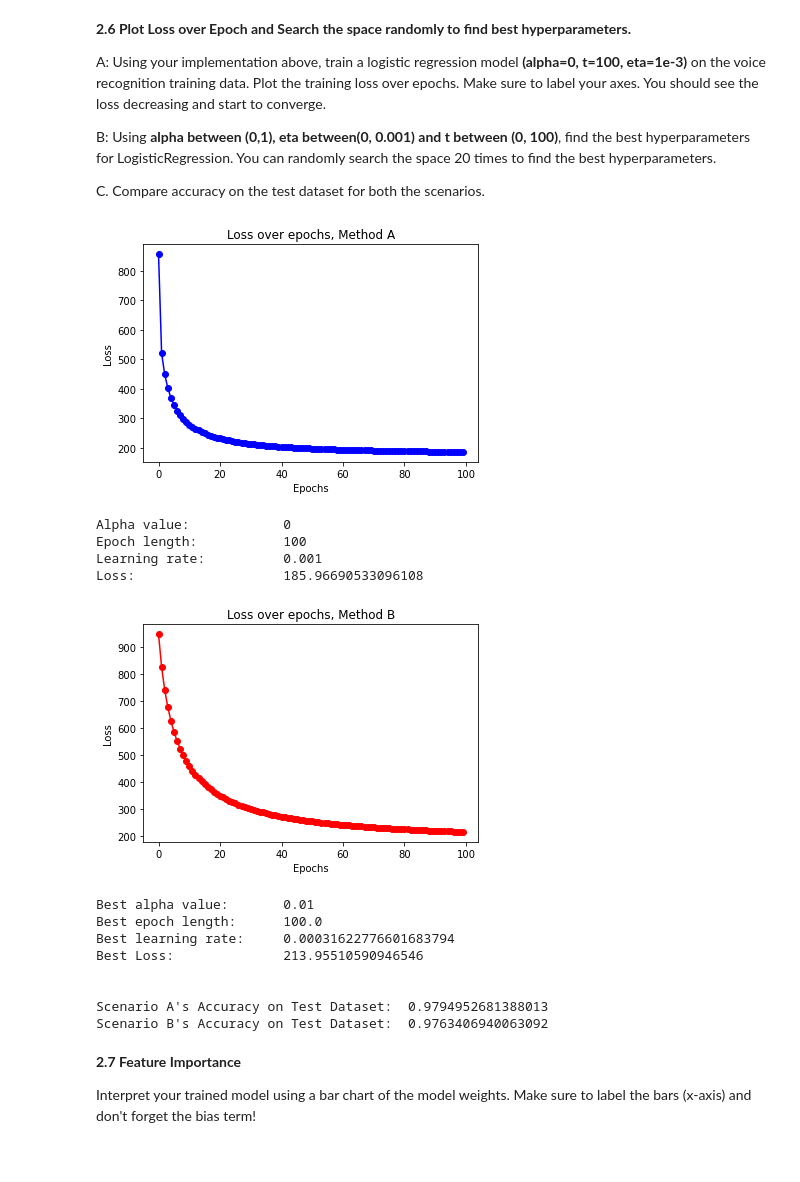
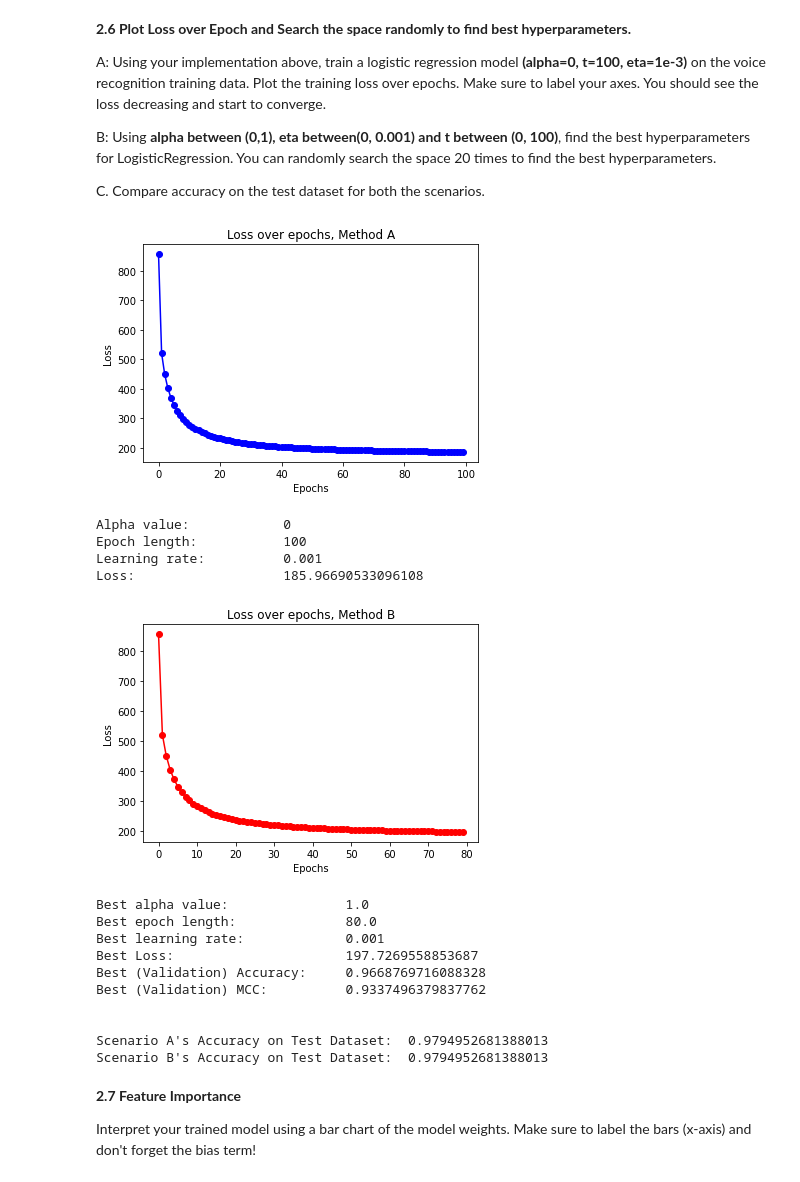
Before and after one commit to ekumar96/AppliedML_Project1-Linear_Logistic_SVM, a Jupyter notebook: HomeWork_1_Spring_22.ipynb, the cells around one changed output. Drawn from its saved outputs; the diff is of its cells as text; code cells hidden in the pictures.

```diff
--- a/HomeWork_1_Spring_22.ipynb
+++ b/HomeWork_1_Spring_22.ipynb
@@ -241,3 +241,11 @@ for index, binSize in enumerate(binSizes):
     axs[index].set(xlabel="Selling Price", ylabel="Number of Houses")
 # %% [output]
 [figure]
+# %%
+binSizes = [500,100,20]
+figure, axs = plt.subplots(3, 1, figsize = (15, 10))
+for index, binSize in enumerate(binSizes):
+    axs[index].hist(np.log(auto_mpg_y), bins=binSize)
+    axs[index].set(xlabel="Selling Price", ylabel="Number of Houses")
+
+auto_mpg_y = np.log(auto_mpg_y)
@@ -918,6 +928,8 @@ B: Using **alpha between (0,1), eta between(0, 0.001) and t between (0, 100)**,
 
 C. Compare accuracy on the test dataset for both the scenarios.
 # %%
+from sklearn.metrics import matthews_corrcoef
+
 #Part A: Training with given hyperparameters
 presetAlpha, preset_t, presetEta = 0, 100, 1e-3
 logRegA = LogisticRegression(presetAlpha, preset_t, presetEta)
@@ -942,51 +954,64 @@ etas = np.logspace(-5, -3, 5)
 hparamSearchSpace = list(set(itertools.product(alphas,t_epochs, etas)))
 rand_hParams = random.sample(hparamSearchSpace, 20)
 
-bestLoss = np.inf
+
+plt.title("Loss over epochs, Method B")
+plt.xlabel("Epochs")
+plt.ylabel("Loss")
+bestMCC = -np.inf
 #for alpha, t, eta in hparamSearchSpace: #could do this to search whole space
 for alpha, t, eta in rand_hParams:
     logRegSearch = LogisticRegression(alpha, int(t), eta)
     thisLoss = logRegSearch.train(X_train, y_train)
-    #print(thisLoss[-1])
-    if thisLoss[-1] < bestLoss:
-        bestLoss = thisLoss[-1]
+    # After training model, use VALIDATION set prediction to choose hyperparameters
+    # Choose to use MCC score instead of accuracy (takes false positives and false negatives into account for score calculation)
+    y_pred = logRegSearch.predict(X_val)
+    thisAcc = 1-np.mean(np.abs(y_pred-y_val))
+    thisMCC = matthews_corrcoef(y_val, y_pred)
+    if thisMCC > bestMCC:
+        bestMCC = thisMCC
+        bestAcc = thisAcc
         bestAlpha, best_t, bestEta, bestLosses = alpha, t, eta, thisLoss
         bestModel = logRegSearch
 
 plt.plot(bestLosses, '-ro')
 plt.title("Loss over epochs, Method B")
 plt.xlabel("Epochs")
 plt.ylabel("Loss")
 plt.show()
-print("Best alpha value:\t"+str(bestAlpha))
-print("Best epoch length:\t"+str(best_t))
-print("Best learning rate:\t"+str(bestEta))
-print("Best Loss:\t\t"+str(bestLoss))
+print("Best alpha value:\t\t"+str(bestAlpha))
+print("Best epoch length:\t\t"+str(best_t))
+print("Best learning rate:\t\t"+str(bestEta))
+print("Best Loss:\t\t\t"+str(bestLosses[-1]))
+print("Best (Validation) Accuracy:\t"+str(bestAcc))
+print("Best (Validation) MCC:\t\t"+str(bestMCC))
 
 #Part C: Comparing accuracy for both scenarios
 yA_pred = logRegA.predict(X_test)
 yB_pred = bestModel.predict(X_test)
 
 A_accuracy = 1-np.mean(np.abs(yA_pred-y_test))
 B_accuracy = 1-np.mean(np.abs(yB_pred-y_test))
 
 print("\n\nScenario A's Accuracy on Test Dataset:\t"+str(A_accuracy))
 print("Scenario B's Accuracy on Test Dataset:\t"+str(B_accuracy))
 # %% [output]
 [figure]
 Alpha value:            0
 Epoch length:           100
 Learning rate:          0.001
 Loss:                   185.96690533096108
-[figure, old version]
+[figure, new version]
-Best alpha value:       0.01
-Best epoch length:      100.0
-Best learning rate:     0.00031622776601683794
-Best Loss:              213.95510590946546
+Best alpha value:               1.0
+Best epoch length:              80.0
+Best learning rate:             0.001
+Best Loss:                      197.7269558853687
+Best (Validation) Accuracy:     0.9668769716088328
+Best (Validation) MCC:          0.9337496379837762
 
 
 Scenario A's Accuracy on Test Dataset:  0.9794952681388013
-Scenario B's Accuracy on Test Dataset:  0.9763406940063092
+Scenario B's Accuracy on Test Dataset:  0.9794952681388013
 # %% [markdown]
 **2.7 Feature Importance**
 
```
Also changed, not shown: parts of 16 cells of this notebook, 2 other files.
